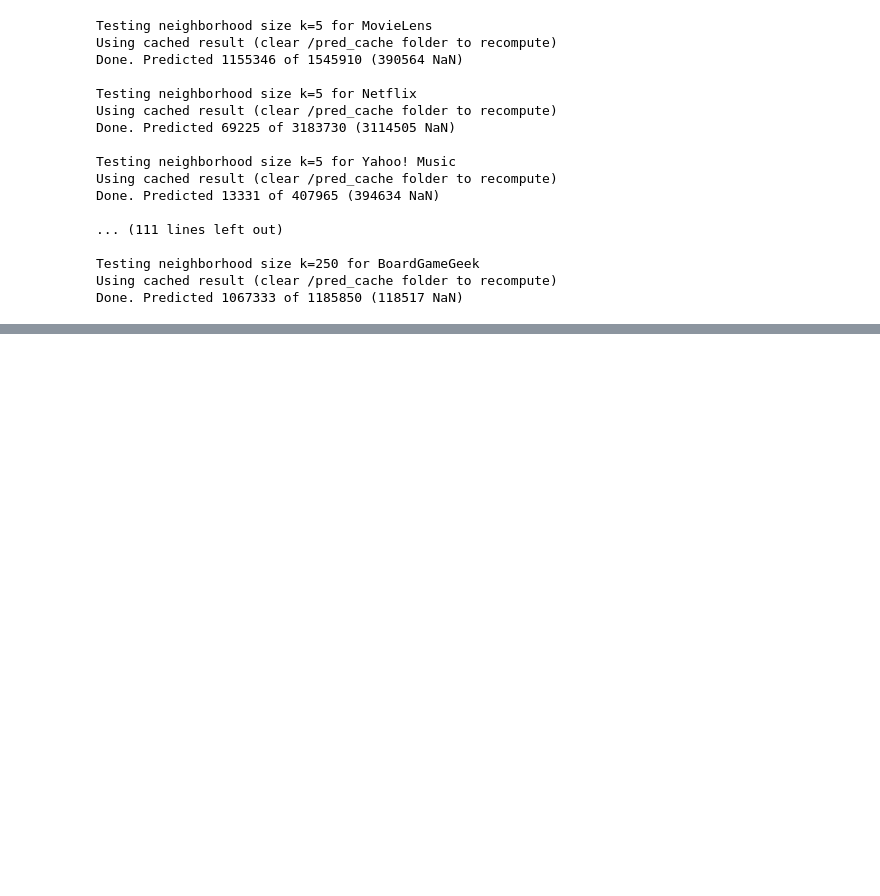
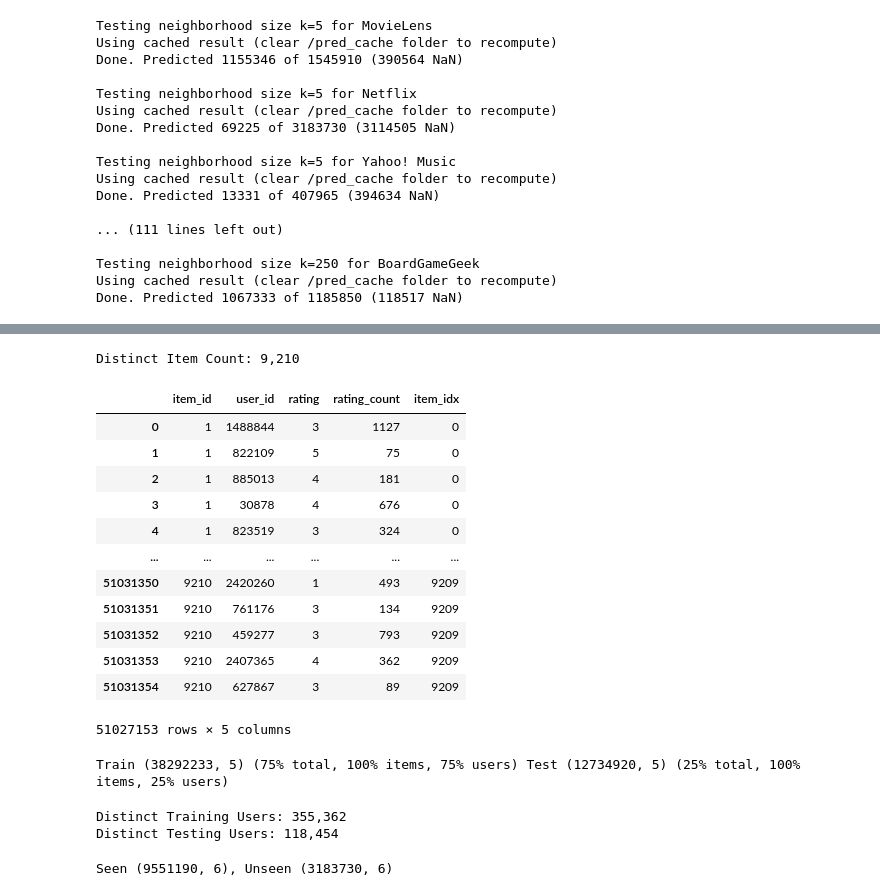
Before and after one commit to jmfb/csc6711-project4, a Jupyter notebook: Project4.ipynb, the cells around one changed output, grey strips where cells are left out. Drawn from its saved outputs; the diff is of its cells as text; code cells hidden in the pictures; blank space fills up the shorter version.

```diff
--- a/Project4.ipynb
+++ b/Project4.ipynb
@@ -302,0 +341,9 @@ Done. Predicted 1067333 of 1185850 (118517 NaN)
+# %%
+df = pd.read_feather('./datasets/netflix_prize.feather')
+print(f"Initial dataset: {df.shape}")
+counts_df = df.groupby('user_id')[['rating']].count()
+merged_df = df.merge(counts_df, on='user_id', suffixes=['', '_count'])
+filtered_df = merged_df[merged_df.rating_count > 1]
+multi_df = filtered_df.copy()
+print(f"Filtering out users with only one rating: {multi_df.shape}")
+multi_df
@@ -302,0 +366,55 @@ Done. Predicted 1067333 of 1185850 (118517 NaN)
+# %%
+item_id_encoder = LabelEncoder()
+item_id_encoder.fit(multi_df.item_id)
+n_items = item_id_encoder.classes_.size
+print(f"Distinct Item Count: {n_items:,}")
+multi_df['item_idx'] = item_id_encoder.transform(multi_df.item_id)
+multi_df
+# %% [output]
+Distinct Item Count: 9,210
+|  | item_id | user_id | rating | rating_count | item_idx |
+| 0 | 1 | 1488844 | 3 | 1127 | 0 |
+| 1 | 1 | 822109 | 5 | 75 | 0 |
+| 2 | 1 | 885013 | 4 | 181 | 0 |
+| 3 | 1 | 30878 | 4 | 676 | 0 |
+| 4 | 1 | 823519 | 3 | 324 | 0 |
+| ... | ... | ... | ... | ... | ... |
+| 51031350 | 9210 | 2420260 | 1 | 493 | 9209 |
+| 51031351 | 9210 | 761176 | 3 | 134 | 9209 |
+| 51031352 | 9210 | 459277 | 3 | 793 | 9209 |
+| 51031353 | 9210 | 2407365 | 4 | 362 | 9209 |
+| 51031354 | 9210 | 627867 | 3 | 89 | 9209 |
+51027153 rows × 5 columns
+# %%
+gss = GroupShuffleSplit(n_splits=1, train_size=0.75, random_state=777)
+train_index, test_index = next(gss.split(X=multi_df, y=multi_df.rating, groups=multi_df.user_id))
+train_df = multi_df.iloc[train_index].copy()
+test_df = multi_df.iloc[test_index].copy()
+total_count = train_df.shape[0] + test_df.shape[0];
+item_count = multi_df.item_idx.nunique()
+user_count = multi_df.user_id.nunique()
+train_pct_total = train_df.shape[0] / total_count
+test_pct_total = test_df.shape[0] / total_count
+train_pct_item = train_df.item_idx.nunique() / item_count
+test_pct_item = test_df.item_idx.nunique() / item_count
+train_pct_user = train_df.user_id.nunique() / user_count
+test_pct_user = test_df.user_id.nunique() / user_count
+print(f"Train {train_df.shape} ({train_pct_total:.0%} total, {train_pct_item:.0%} items, {train_pct_user:.0%} users) " +
+      f"Test {test_df.shape} ({test_pct_total:.0%} total, {test_pct_item:.0%} items, {test_pct_user:.0%} users)")
+# %% [output]
+Train (38292233, 5) (75% total, 100% items, 75% users) Test (12734920, 5) (25% total, 100% items, 25% users)
+# %%
+train_user_id_encoder = LabelEncoder()
+train_user_id_encoder.fit(train_df.user_id)
+n_train_users = train_user_id_encoder.classes_.size
+train_df['user_idx'] = train_user_id_encoder.transform(train_df.user_id)
+print(f"Distinct Training Users: {n_train_users:,}")
+
+test_user_id_encoder = LabelEncoder()
+test_user_id_encoder.fit(test_df.user_id)
+n_test_users = test_user_id_encoder.classes_.size
+test_df['user_idx'] = test_user_id_encoder.transform(test_df.user_id)
+print(f"Distinct Testing Users: {n_test_users:,}")
+# %% [output]
+Distinct Training Users: 355,362
+Distinct Testing Users: 118,454
@@ -302,0 +426,5 @@ Done. Predicted 1067333 of 1185850 (118517 NaN)
+# %%
+seen_df, unseen_df = train_test_split(test_df, train_size=0.75, random_state=777, stratify=test_df.user_idx)
+print(f"Seen {seen_df.shape}, Unseen {unseen_df.shape}")
+# %% [output]
+Seen (9551190, 6), Unseen (3183730, 6)
```
Also changed, not shown: parts of 12 cells of this notebook.
